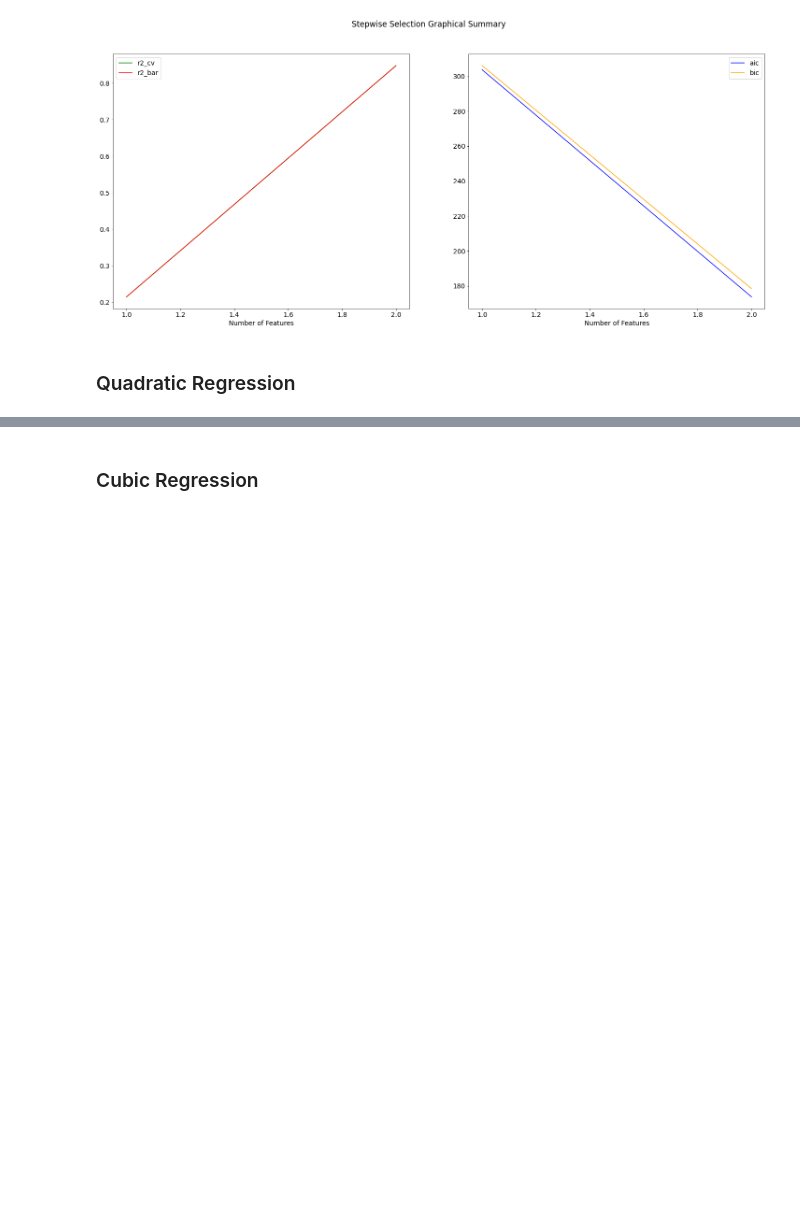
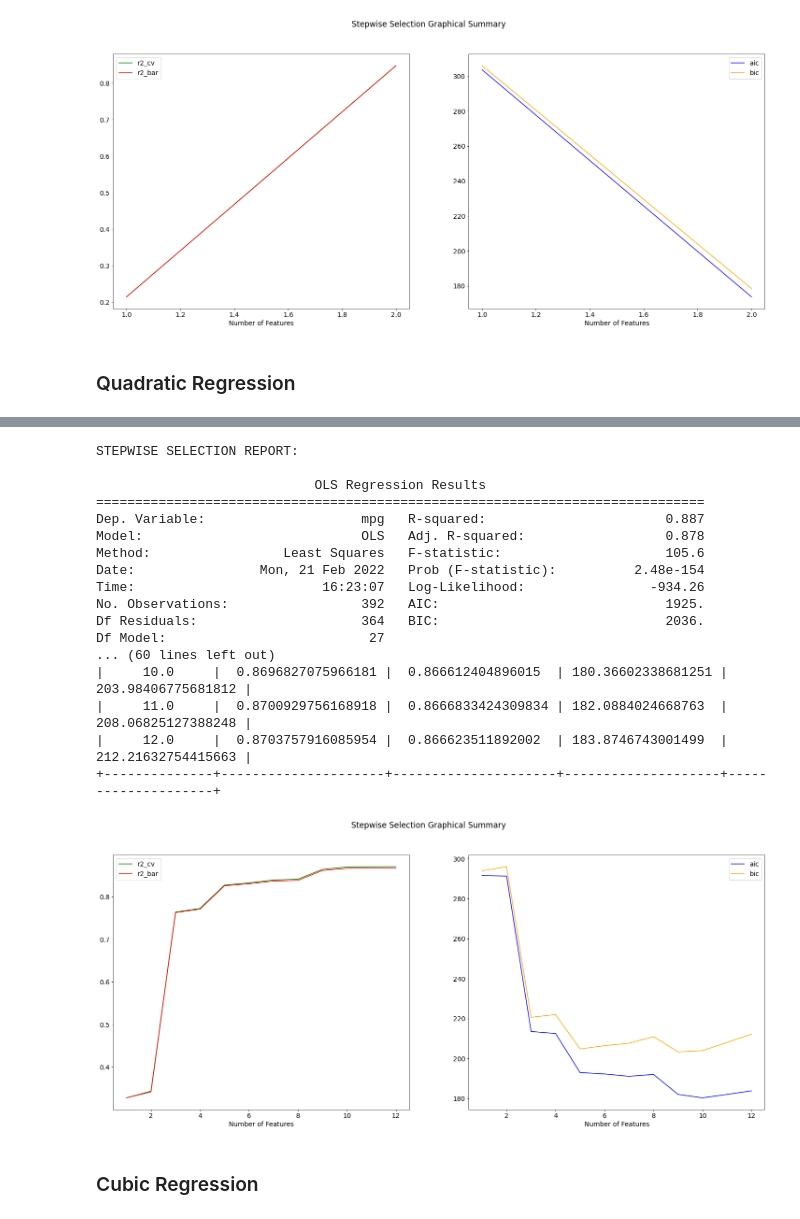
Before and after one commit to sking115422/DS2_P1, a Jupyter notebook: python/auto_mpg.ipynb, the cells around one changed output, grey strips where cells are left out. Saved outputs shown, nothing was run; the diff lists cells and outputs as text; code cells hidden in the pictures; blank space fills up the shorter version.

```diff
--- a/python/auto_mpg.ipynb
+++ b/python/auto_mpg.ipynb
@@ -325,4 +376,23 @@ backwardSelection(lr_q, X_quad, y)
 # %%
-stepwiseSelection(lr_q, X_quad, y)
+stepwiseSelection(model, X_quad, y_quad)
+# %% [output]
+STEPWISE SELECTION REPORT:
+
+                            OLS Regression Results
+==============================================================================
+Dep. Variable:                    mpg   R-squared:                       0.887
+Model:                            OLS   Adj. R-squared:                  0.878
+Method:                 Least Squares   F-statistic:                     105.6
+Date:                Mon, 21 Feb 2022   Prob (F-statistic):          2.48e-154
+Time:                        16:23:07   Log-Likelihood:                -934.26
+No. Observations:                 392   AIC:                             1925.
+Df Residuals:                     364   BIC:                             2036.
+Df Model:                          27
+... (60 lines left out)
+|     10.0     |  0.8696827075966181 |  0.866612404896015  | 180.36602338681251 | 203.98406775681812 |
+|     11.0     |  0.8700929756168918 |  0.8666833424309834 | 182.0884024668763  | 208.06825127388248 |
+|     12.0     |  0.8703757916085954 |  0.866623511892002  | 183.8746743001499  | 212.21632754415663 |
++--------------+---------------------+---------------------+--------------------+--------------------+
+[figure, added]
 # %% [markdown]
 ### Cubic Regression
```
Also changed, not shown: parts of 14 cells of this notebook, 1 other file.
